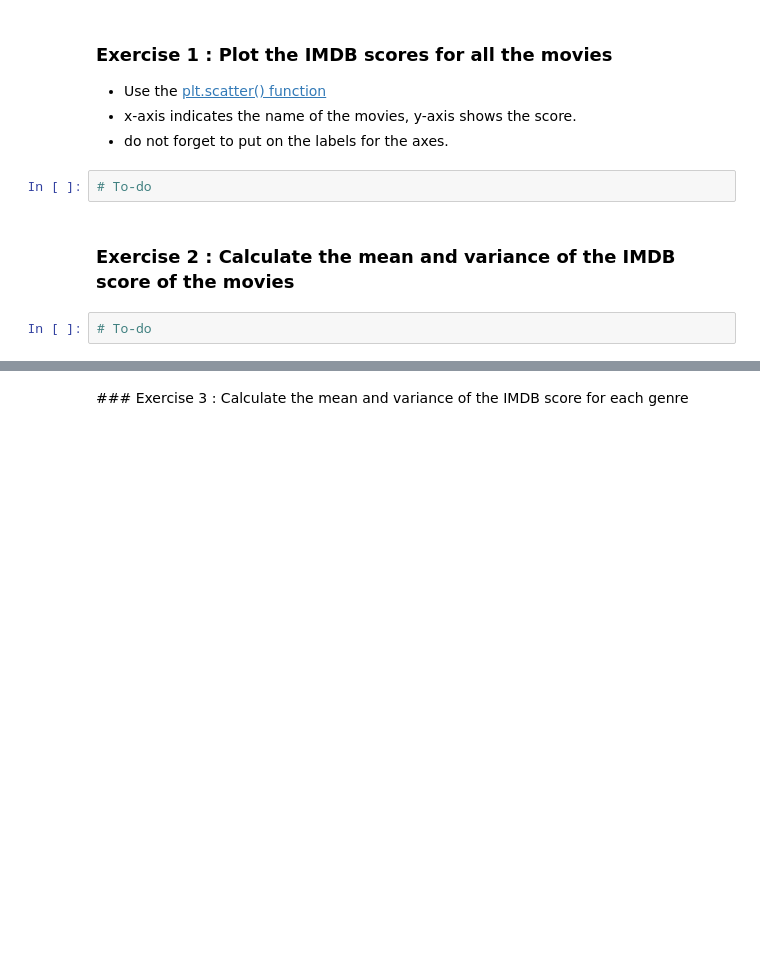
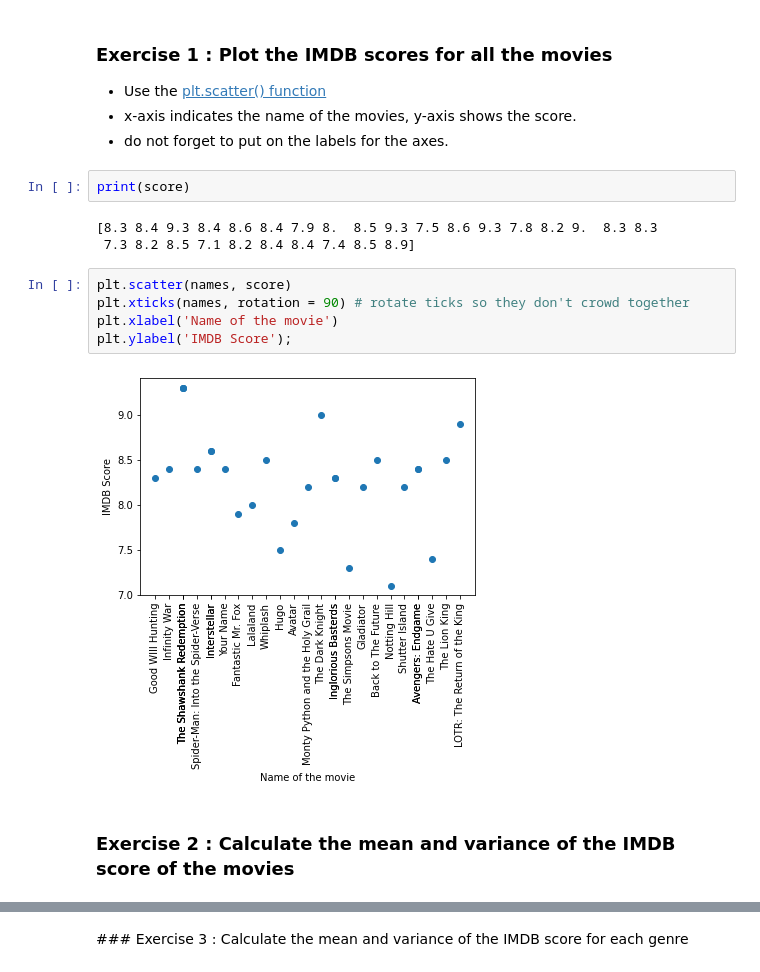
Before and after one commit to asarmadi/summer_ml_s3, a Jupyter notebook: day02/lab_icebreaker.ipynb, the cells around one changed output, grey strips where cells are left out. Cells and saved outputs as stored; diff of their text form; blank space fills up the shorter version.

```diff
--- a/day02/lab_icebreaker.ipynb
+++ b/day02/lab_icebreaker.ipynb
@@ -34,9 +34,17 @@ score = df['IMDB Score'].values
 - Use the [plt.scatter() function](https://matplotlib.org/3.2.1/api/_as_gen/matplotlib.pyplot.scatter.html)
 - x-axis indicates the name of the movies, y-axis shows the score.
 - do not forget to put on the labels for the axes.
-# %%
-# To-do
+# %%
+print(score)
+# %% [output]
+[8.3 8.4 9.3 8.4 8.6 8.4 7.9 8.  8.5 9.3 7.5 8.6 9.3 7.8 8.2 9.  8.3 8.3
+ 7.3 8.2 8.5 7.1 8.2 8.4 8.4 7.4 8.5 8.9]
+# %%
+plt.scatter(names, score)
+plt.xticks(names, rotation = 90) # rotate ticks so they don't crowd together
+plt.xlabel('Name of the movie')
+plt.ylabel('IMDB Score');
+# %% [output]
+[figure, added]
 # %% [markdown]
 ### Exercise 2 : Calculate the mean and variance of the IMDB score of the movies
-# %%
-# To-do
```
Also changed, not shown: parts of 4 cells of this notebook.
